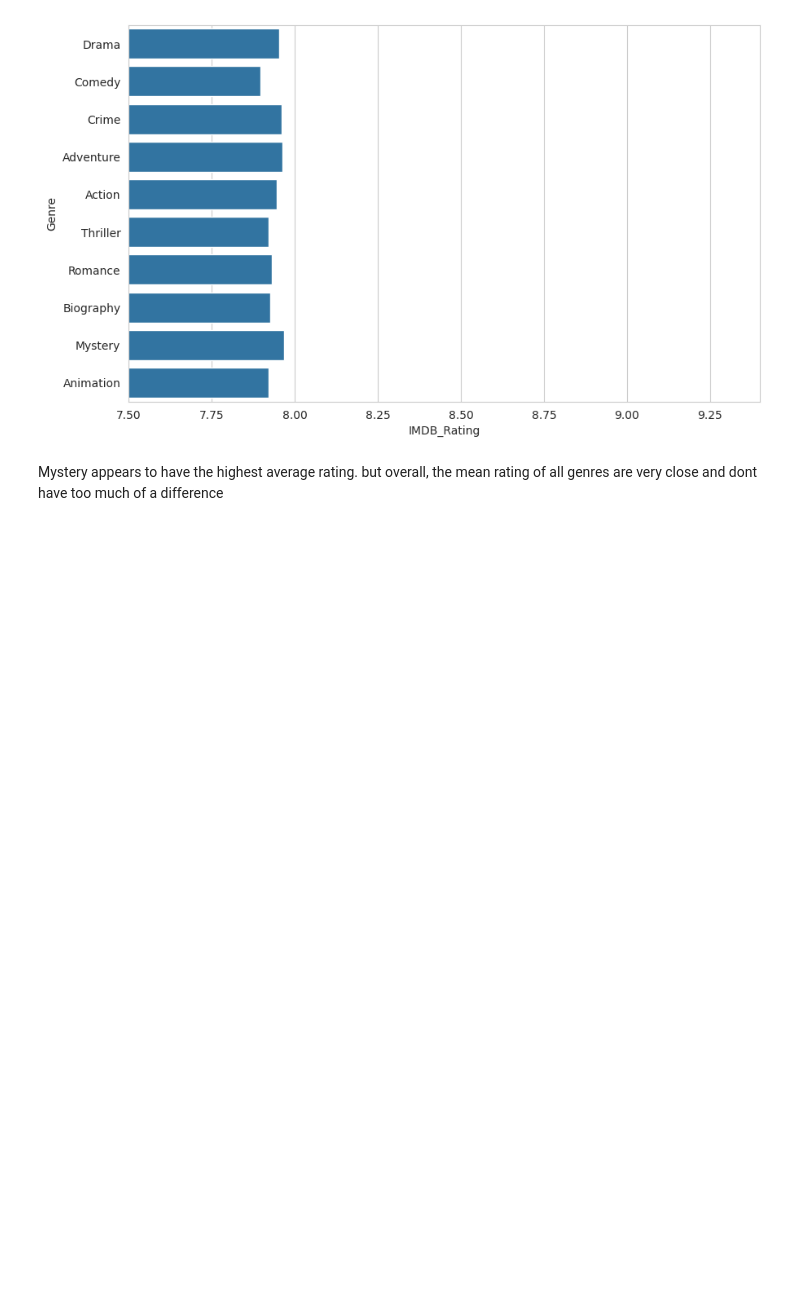
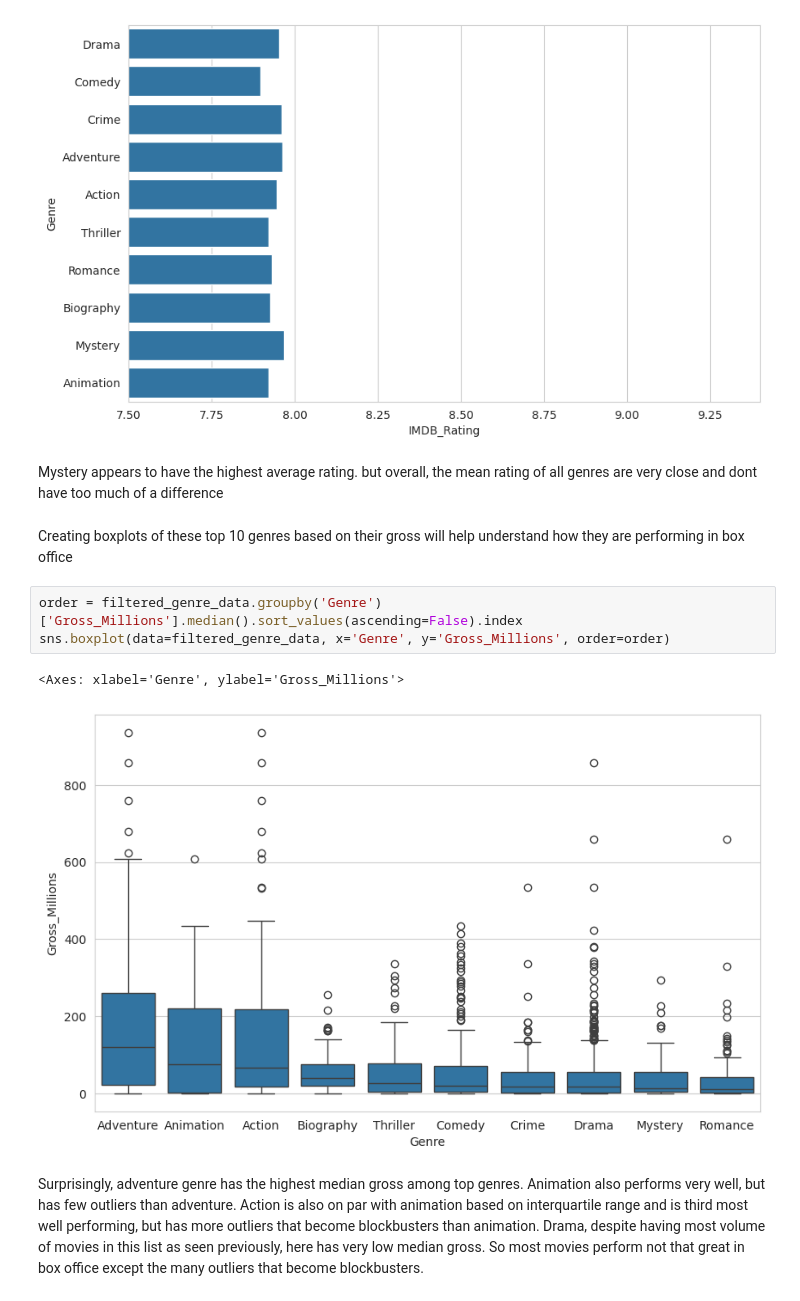
Before and after one commit to rahulkrishna-s/imdb-eda-notebooks, a Jupyter notebook: notebooks/imdb_eda.ipynb, the cells around one changed output. Cells and saved outputs as stored; diff of their text form; blank space fills up the shorter version.

Commit message:
Genre gross boxplots added

```diff
--- a/notebooks/imdb_eda.ipynb
+++ b/notebooks/imdb_eda.ipynb
@@ -354,3 +354,14 @@ plt.xlim(7.5, 9.4)
 [figure]
 # %% [markdown]
 Mystery appears to have the highest average rating. but overall, the mean rating of all genres are very close and dont have too much of a difference
+# %% [markdown]
+Creating boxplots of these top 10 genres based on their gross will help understand how they are performing in box office
+# %%
+order = filtered_genre_data.groupby('Genre')['Gross_Millions'].median().sort_values(ascending=False).index
+sns.boxplot(data=filtered_genre_data, x='Genre', y='Gross_Millions', order=order)
+# %% [output]
+<Axes: xlabel='Genre', ylabel='Gross_Millions'>
+[figure, added]
+# %% [markdown]
+Surprisingly, adventure genre has the highest median gross among top genres. Animation also performs very well, but has few outliers than adventure.
+Action is also on par with animation based on interquartile range and is third most well performing, but has more outliers that become blockbusters than animation. Drama, despite having most volume of movies in this list as seen previously, here has very low median gross. So most movies perform not that great in box office except the many outliers that become blockbusters.
```
